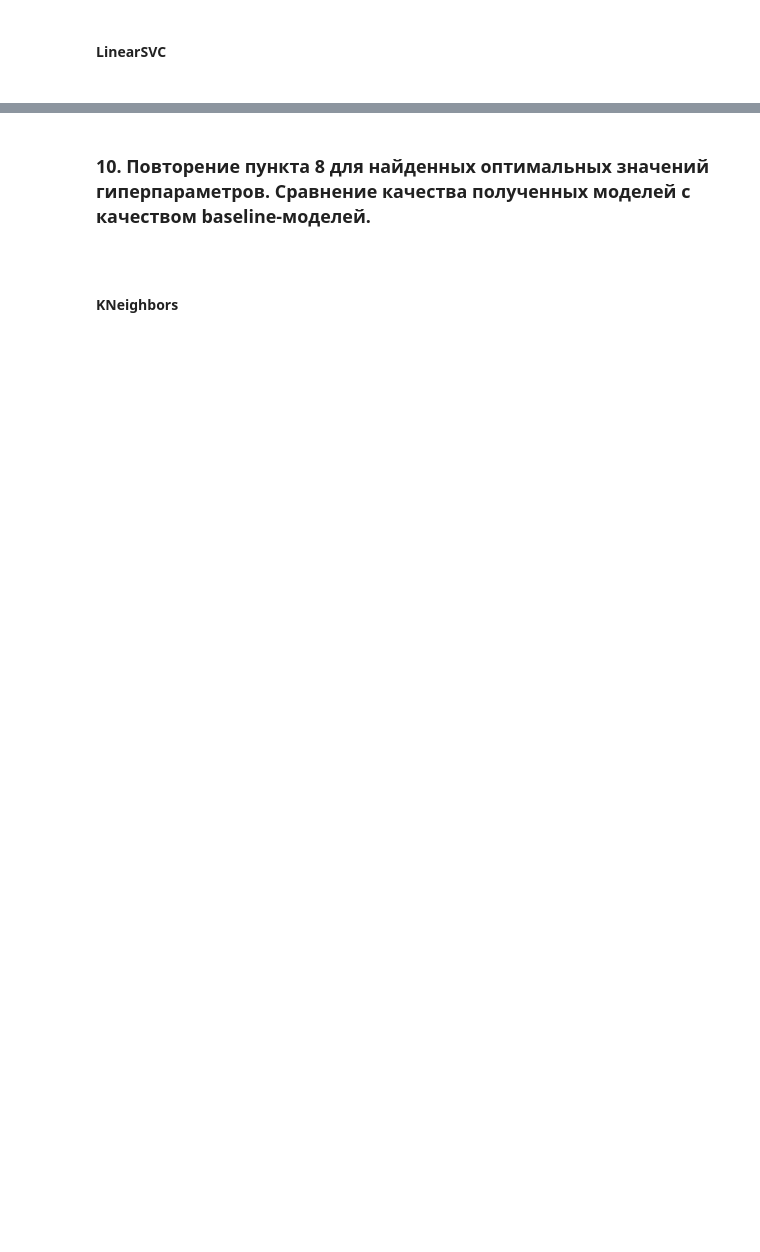
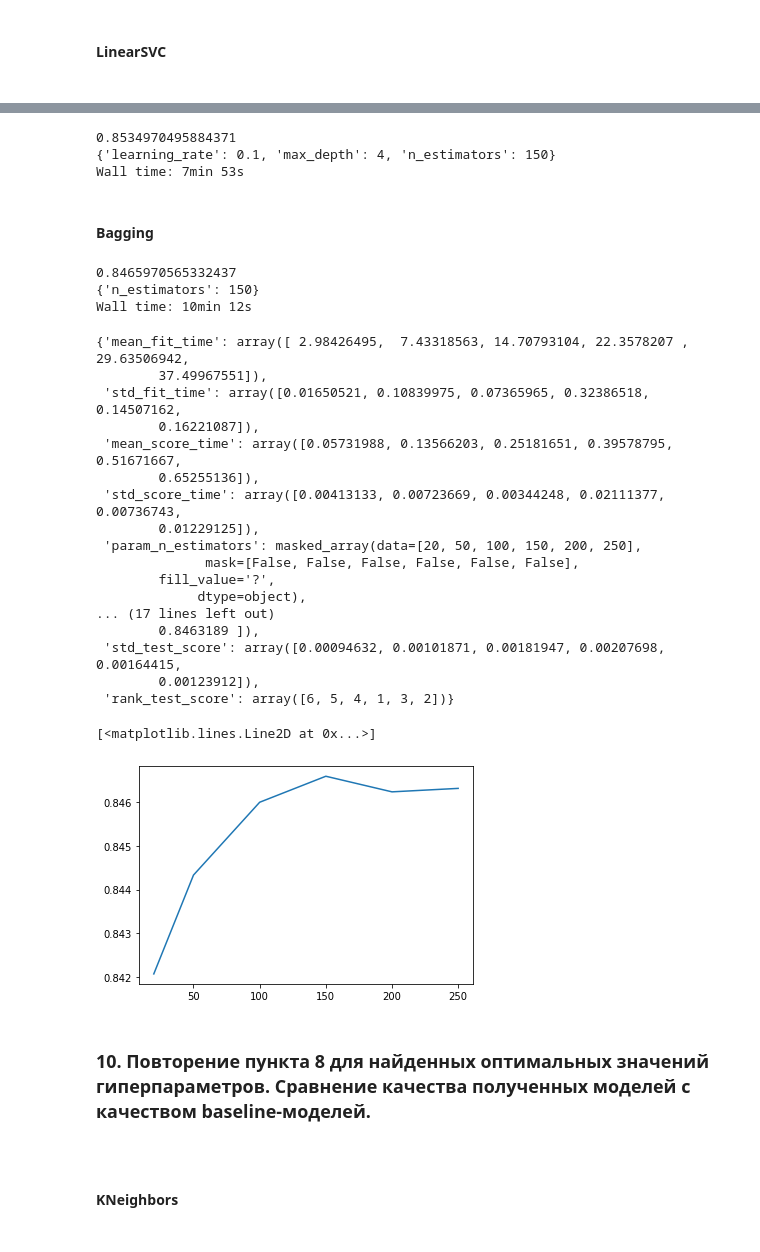
Before and after one commit to Dimagudilin/mash_learning, a Jupyter notebook: course.ipynb, the cells around one changed output, grey strips where cells are left out. Cells and saved outputs as stored; diff of their text form; code cells hidden in the pictures; blank space fills up the shorter version.

```diff
--- a/course.ipynb
+++ b/course.ipynb
@@ -463,3 +553,57 @@ plt.plot(n_range2, y_range2)
+# %%
+%%time
+
+
+n_estimators = [50, 100, 150,200]
+max_depth = [2, 4, 6, 8]
+learning_rate = [0.01, 0.1, 0.2, 0.3]
+tuned_parameters3 = dict(max_depth=max_depth, n_estimators=n_estimators, learning_rate=learning_rate)
+
+optimazer_3 = GridSearchCV(XGBClassifier(), tuned_parameters3, cv = 5).fit(X_train, Y_train)
+
+print (optimazer_3.best_score_)
+print (optimazer_3.best_params_)
+# %% [output]
+0.8534970495884371
+{'learning_rate': 0.1, 'max_depth': 4, 'n_estimators': 150}
+Wall time: 7min 53s
+# %% [markdown]
+<h4>Bagging
+# %%
+%%time
+n_estimators4 = [20, 50, 100, 150, 200, 250]
+tuned_parameters4 = [{'n_estimators': n_estimators4}]
+optimazer_4 = GridSearchCV(BaggingClassifier(), tuned_parameters4, cv = 5).fit(X_train, Y_train)
+print (optimazer_4.best_score_)
+print (optimazer_4.best_params_)
+# %% [output]
+0.8465970565332437
+{'n_estimators': 150}
+Wall time: 10min 12s
+# %%
+optimazer_4.cv_results_
+y_range4=np.array(optimazer_4.cv_results_['mean_test_score'])
+plt.plot(n_estimators4, y_range4)
+# %% [output]
+{'mean_fit_time': array([ 2.98426495,  7.43318563, 14.70793104, 22.3578207 , 29.63506942,
+        37.49967551]),
+ 'std_fit_time': array([0.01650521, 0.10839975, 0.07365965, 0.32386518, 0.14507162,
+        0.16221087]),
+ 'mean_score_time': array([0.05731988, 0.13566203, 0.25181651, 0.39578795, 0.51671667,
+        0.65255136]),
+ 'std_score_time': array([0.00413133, 0.00723669, 0.00344248, 0.02111377, 0.00736743,
+        0.01229125]),
+ 'param_n_estimators': masked_array(data=[20, 50, 100, 150, 200, 250],
+              mask=[False, False, False, False, False, False],
+        fill_value='?',
+             dtype=object),
+... (17 lines left out)
+        0.8463189 ]),
+ 'std_test_score': array([0.00094632, 0.00101871, 0.00181947, 0.00207698, 0.00164415,
+        0.00123912]),
+ 'rank_test_score': array([6, 5, 4, 1, 3, 2])}
+[<matplotlib.lines.Line2D at 0x...>]
+[figure, added]
 # %% [markdown]
 <h3>10. Повторение пункта 8 для найденных оптимальных значений гиперпараметров. Сравнение качества полученных моделей с качеством baseline-моделей.<h3>
 # %% [markdown]
```
Also changed, not shown: parts of 47 cells of this notebook.
